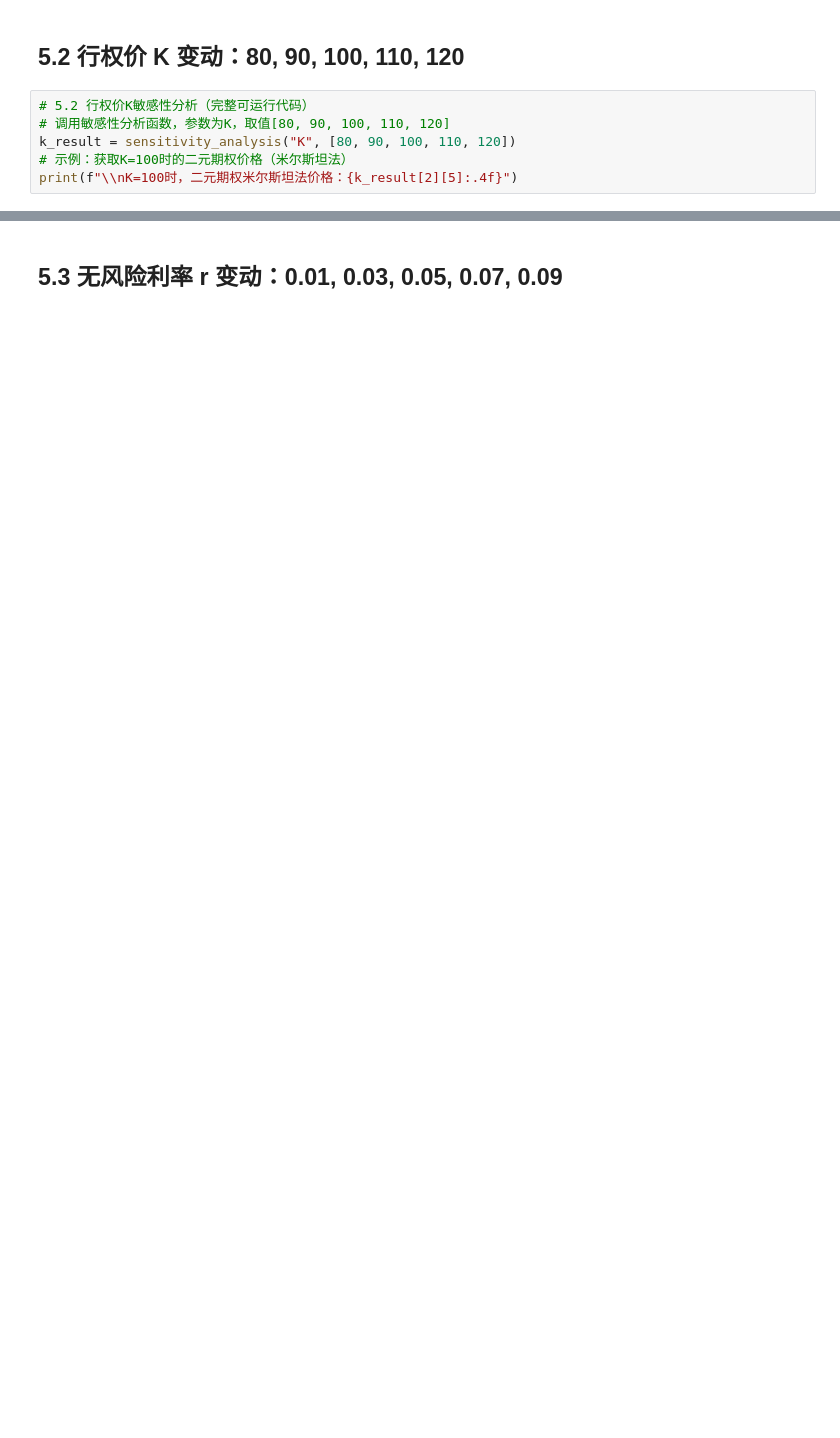
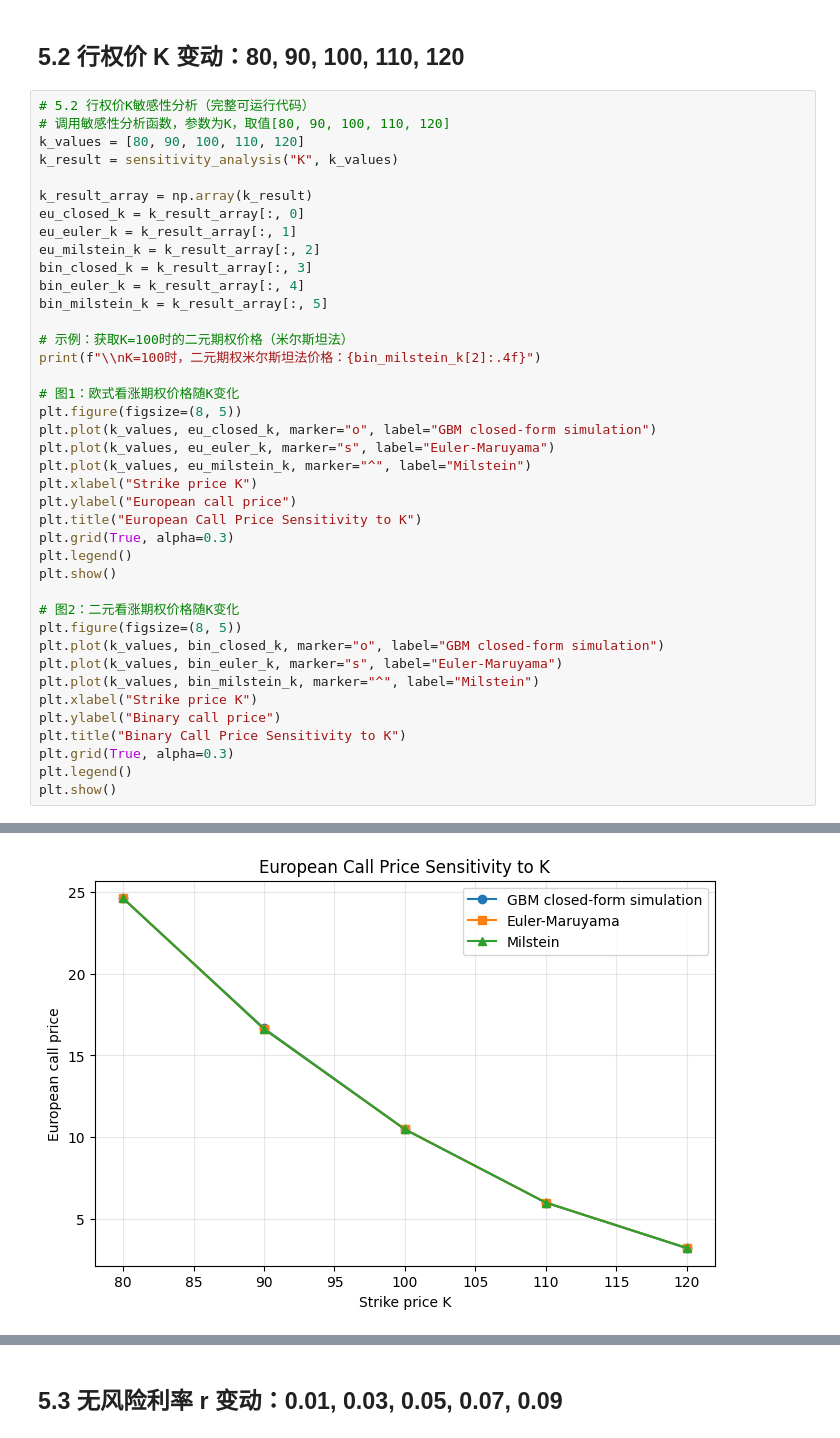
Before and after one commit to xption/CQFLearning, a Jupyter notebook: Exam2/Answer.ipynb, the cells around one changed output, grey strips where cells are left out. Drawn from its saved outputs; the diff is of its cells as text; blank space fills up the shorter version.

```diff
--- a/Exam2/Answer.ipynb
+++ b/Exam2/Answer.ipynb
@@ -248,6 +279,41 @@ print(f"\nS0=100时，欧式期权闭式解价格：{s0_result[2][0]:.4f}")
 # %%
 # 5.2 行权价K敏感性分析（完整可运行代码）
 # 调用敏感性分析函数，参数为K，取值[80, 90, 100, 110, 120]
-k_result = sensitivity_analysis("K", [80, 90, 100, 110, 120])
+k_values = [80, 90, 100, 110, 120]
+k_result = sensitivity_analysis("K", k_values)
+
+k_result_array = np.array(k_result)
+eu_closed_k = k_result_array[:, 0]
+eu_euler_k = k_result_array[:, 1]
+eu_milstein_k = k_result_array[:, 2]
+bin_closed_k = k_result_array[:, 3]
+bin_euler_k = k_result_array[:, 4]
+bin_milstein_k = k_result_array[:, 5]
+
 # 示例：获取K=100时的二元期权价格（米尔斯坦法）
-print(f"\\nK=100时，二元期权米尔斯坦法价格：{k_result[2][5]:.4f}")
+print(f"\\nK=100时，二元期权米尔斯坦法价格：{bin_milstein_k[2]:.4f}")
+
+# 图1：欧式看涨期权价格随K变化
+plt.figure(figsize=(8, 5))
+plt.plot(k_values, eu_closed_k, marker="o", label="GBM closed-form simulation")
+plt.plot(k_values, eu_euler_k, marker="s", label="Euler-Maruyama")
+plt.plot(k_values, eu_milstein_k, marker="^", label="Milstein")
+plt.xlabel("Strike price K")
+plt.ylabel("European call price")
+plt.title("European Call Price Sensitivity to K")
+plt.grid(True, alpha=0.3)
+plt.legend()
+plt.show()
+
+# 图2：二元看涨期权价格随K变化
+plt.figure(figsize=(8, 5))
+plt.plot(k_values, bin_closed_k, marker="o", label="GBM closed-form simulation")
+plt.plot(k_values, bin_euler_k, marker="s", label="Euler-Maruyama")
+plt.plot(k_values, bin_milstein_k, marker="^", label="Milstein")
+plt.xlabel("Strike price K")
+plt.ylabel("Binary call price")
+plt.title("Binary Call Price Sensitivity to K")
+plt.grid(True, alpha=0.3)
+plt.legend()
+plt.show()
+# %% [output]
@@ -253,0 +328 @@ print(f"\\nK=100时，二元期权米尔斯坦法价格：{k_result[2][5]:.4f}")
+[figure, added]
```
Also changed, not shown: parts of 7 cells of this notebook, 1 other file.
